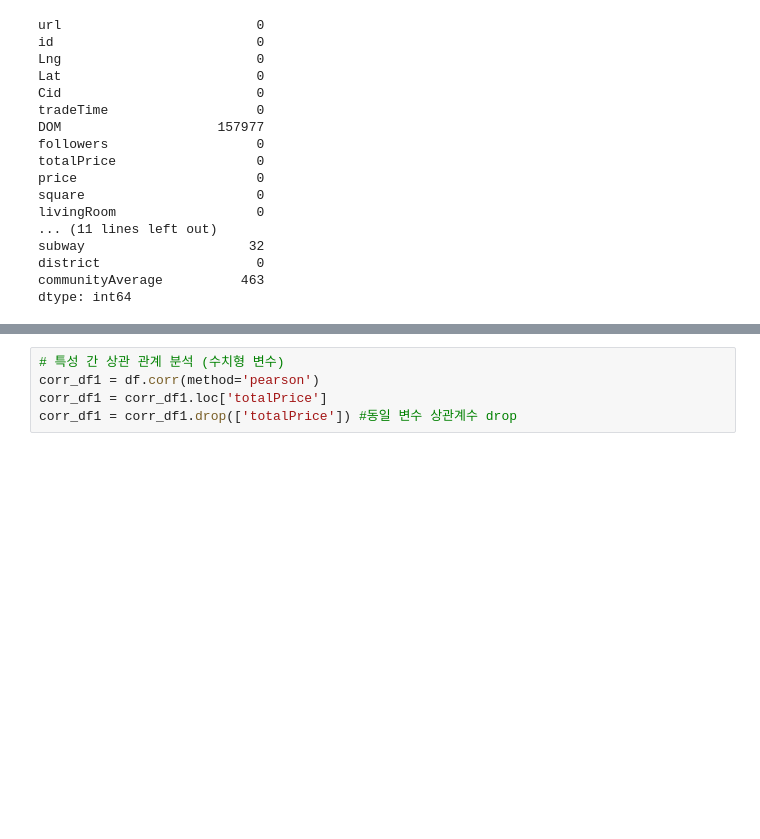
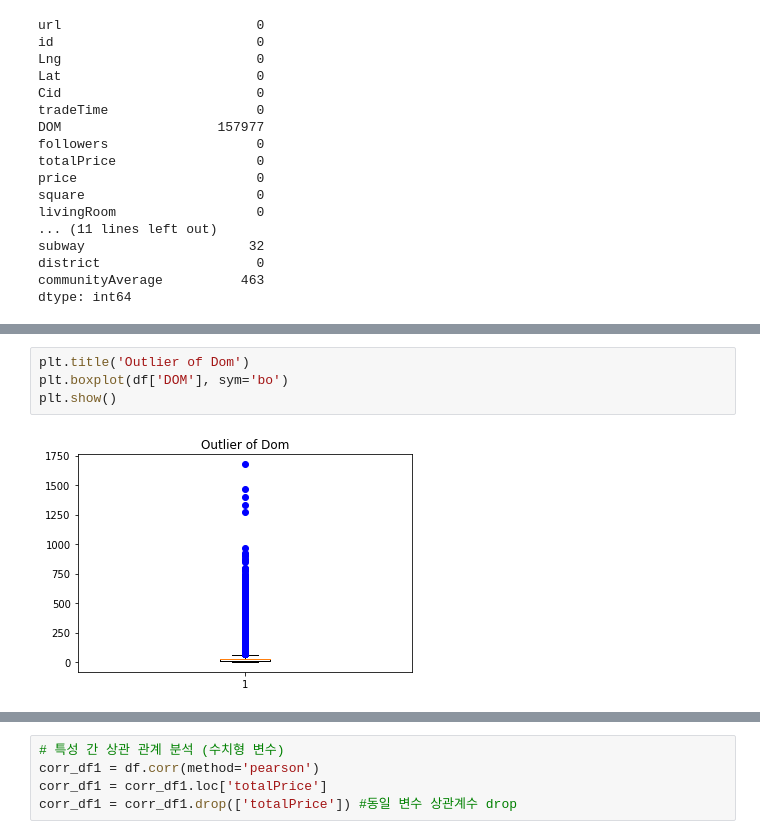
Before and after one commit to blacktruth513/CodeStates_Project, a Jupyter notebook: Section2_Project.ipynb, the cells around one changed output, grey strips where cells are left out. Saved outputs shown, nothing was run; the diff lists cells and outputs as text; blank space fills up the shorter version.

```diff
--- a/Section2_Project.ipynb
+++ b/Section2_Project.ipynb
@@ -217,0 +250,6 @@ df
+# %%
+plt.title('Outlier of Dom')
+plt.boxplot(df['DOM'], sym='bo')
+plt.show()
+# %% [output]
+[figure, added]
```
Also changed, not shown: parts of 20 cells of this notebook.
